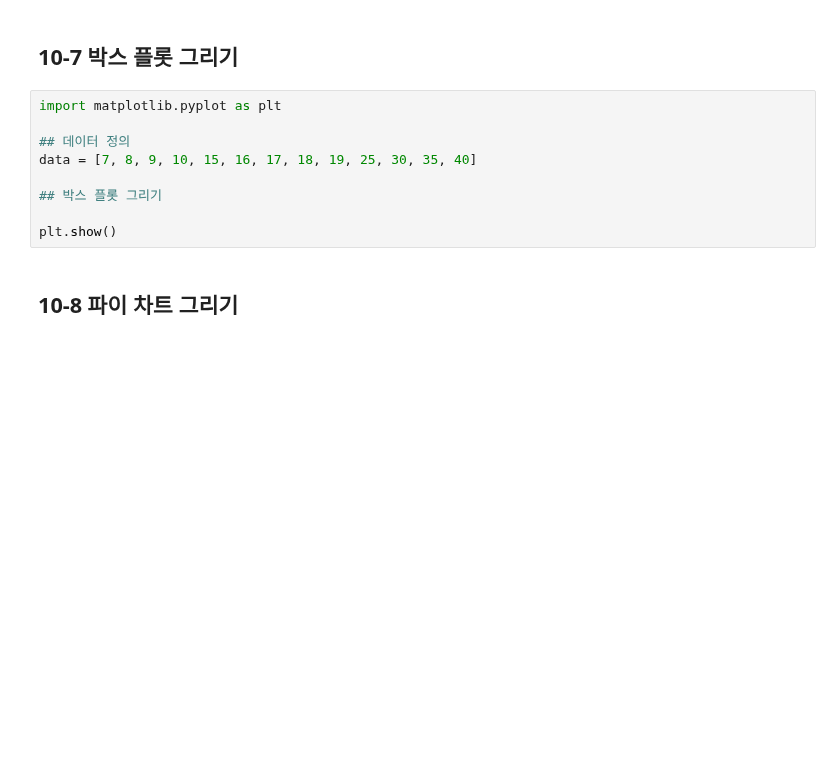
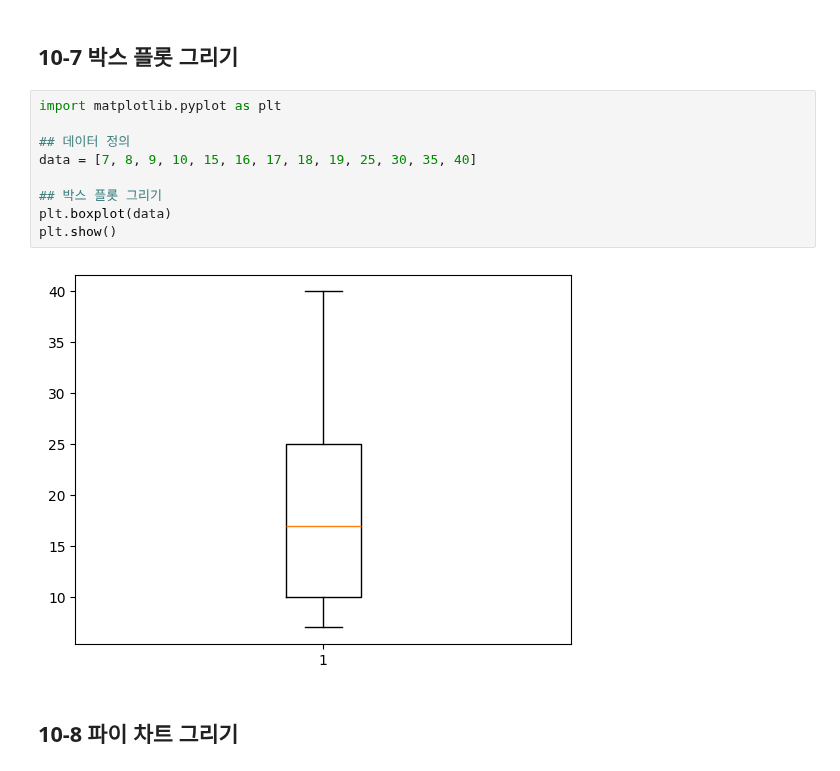
Before and after one commit to Jee-SungHee/Danalysis, a Jupyter notebook: 오픈소스_데이터_분석_10강.ipynb, the cells around one changed output. Saved outputs shown, nothing was run; the diff lists cells and outputs as text; blank space fills up the shorter version.

```diff
--- a/오픈소스_데이터_분석_10강.ipynb
+++ b/오픈소스_데이터_분석_10강.ipynb
@@ -168,12 +168,14 @@ plt.show()
 # %%
 import matplotlib.pyplot as plt
 
 ## 데이터 정의
 data = [7, 8, 9, 10, 15, 16, 17, 18, 19, 25, 30, 35, 40]
 
 ## 박스 플롯 그리기
-
+plt.boxplot(data)
 plt.show()
+# %% [output]
+[figure, added]
 # %% [markdown]
 ## 10-8 파이 차트 그리기
 # %%
```
Also changed, not shown: parts of 3 cells of this notebook.
